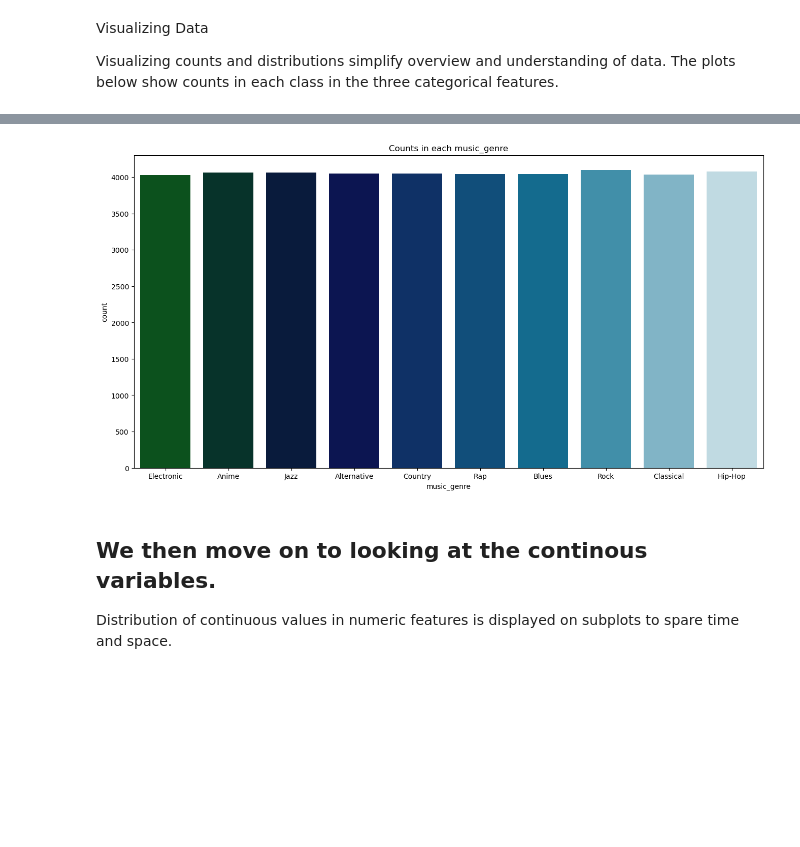
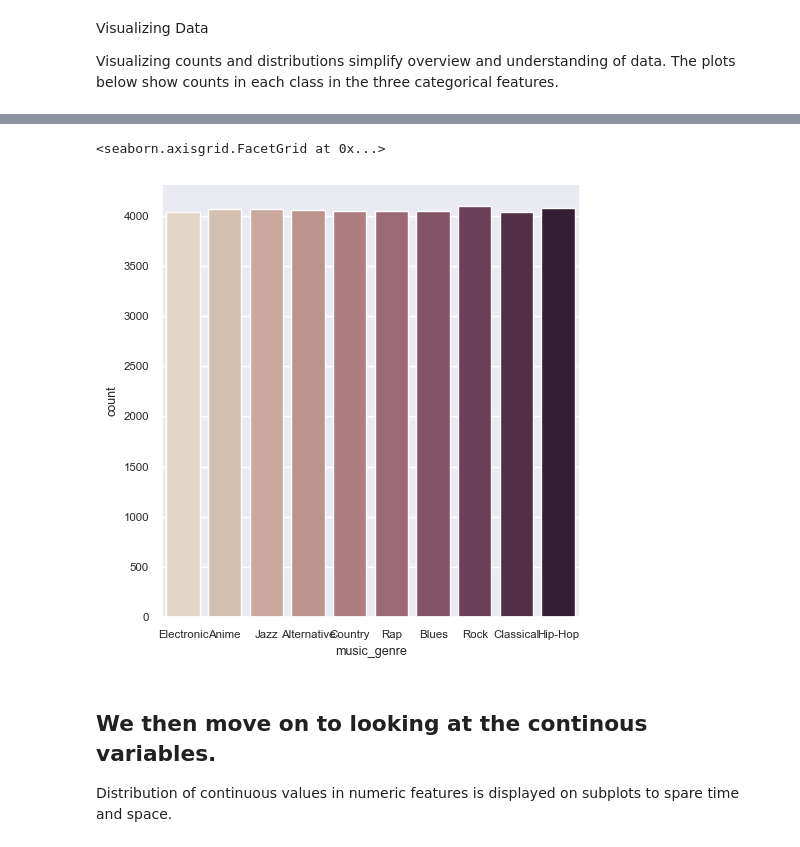
Before and after one commit to tanvi-jain3/SC1015-Song-Genre-Classification, a Jupyter notebook: Data Science Mini_Project.ipynb, the cells around one changed output, grey strips where cells are left out. Drawn from its saved outputs; the diff is of its cells as text; code cells hidden in the pictures; blank space fills up the shorter version.

```diff
--- a/Data Science Mini_Project.ipynb
+++ b/Data Science Mini_Project.ipynb
@@ -301,8 +246,8 @@ The plot below shows the genre of songs
 # %%
-plt.figure(figsize = (16, 8))
-plot_counts("music_genre")
+sns.catplot(data=music, x= "music_genre", kind="count", palette="ch:.25",)
 # %% [output]
+<seaborn.axisgrid.FacetGrid at 0x...>
-[figure, old version]
+[figure, new version]
 # %% [markdown]
 ## We then move on to looking at the continous variables.
 
```
Also changed, not shown: parts of 47 cells of this notebook.
